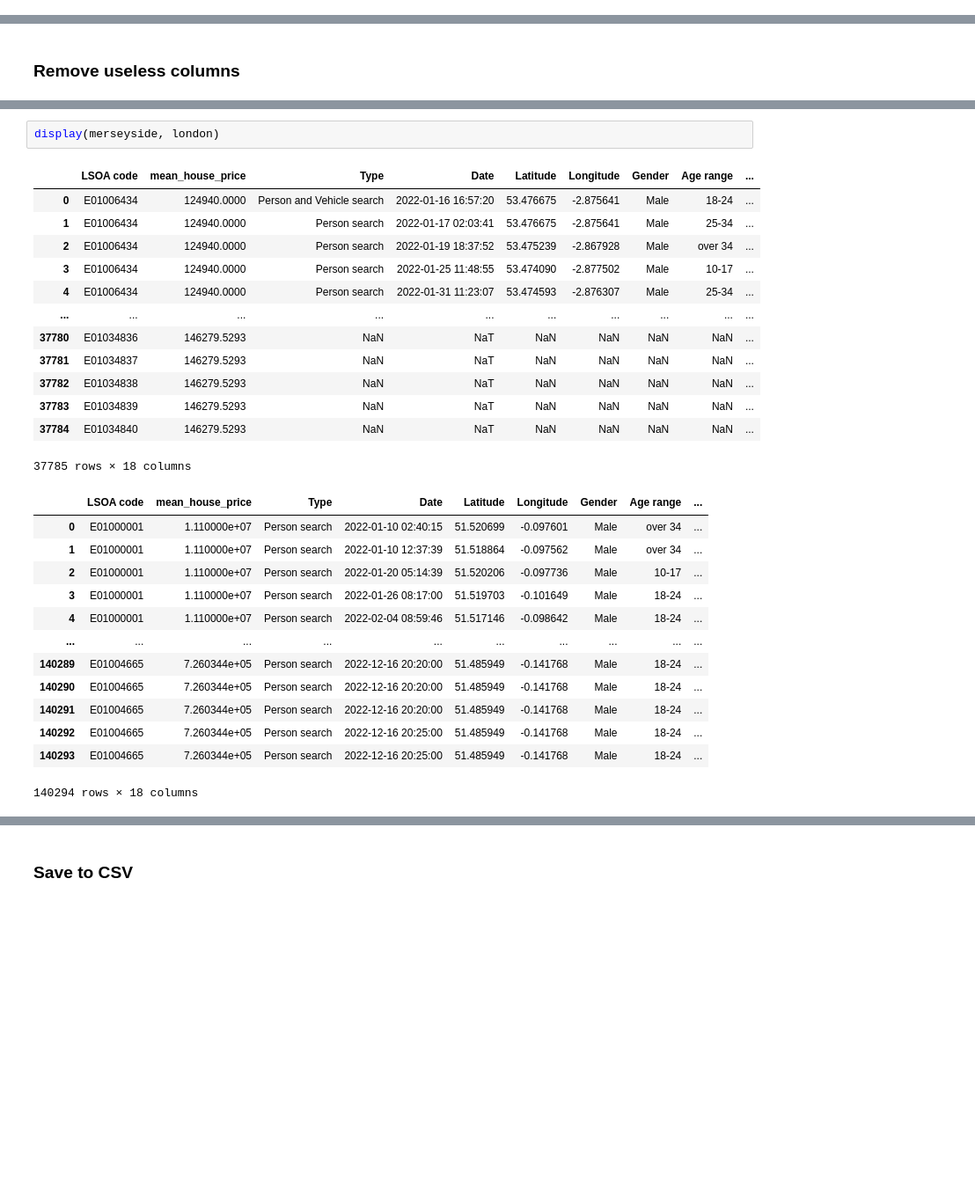
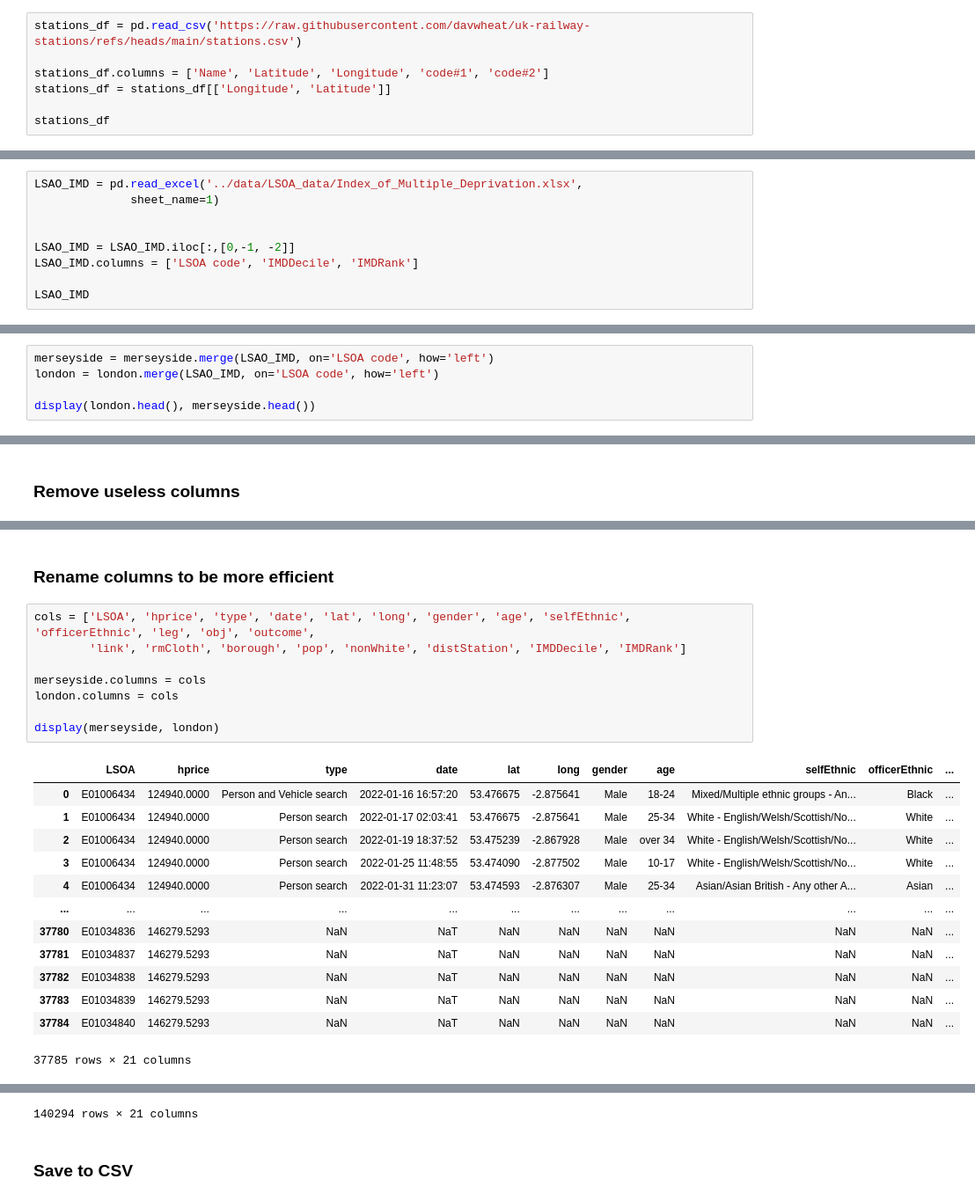
Before and after one commit to KofiBartonByfield/Dissertation, a Jupyter notebook: code/create_police_csv.ipynb, the cells around one changed output, grey strips where cells are left out. Shown at 88% size. Cells and saved outputs as stored; diff of their text form; blank space fills up the shorter version.

```diff
--- a/code/create_police_csv.ipynb
+++ b/code/create_police_csv.ipynb
@@ -533,0 +426,7 @@ Index(['index', 'LSOA code', 'mean_house_price', 'Type', 'Date', 'Latitude',
+# %%
+stations_df = pd.read_csv('https://raw.githubusercontent.com/davwheat/uk-railway-stations/refs/heads/main/stations.csv')
+
+stations_df.columns = ['Name', 'Latitude', 'Longitude', 'code#1', 'code#2']
+stations_df = stations_df[['Longitude', 'Latitude']]
+
+stations_df
@@ -533,0 +518,9 @@ Index(['index', 'LSOA code', 'mean_house_price', 'Type', 'Date', 'Latitude',
+# %%
+LSAO_IMD = pd.read_excel('../data/LSOA_data/Index_of_Multiple_Deprivation.xlsx',
+              sheet_name=1)
+
+
+LSAO_IMD = LSAO_IMD.iloc[:,[0,-1, -2]]
+LSAO_IMD.columns = ['LSOA code', 'IMDDecile', 'IMDRank']
+
+LSAO_IMD
@@ -533,0 +541,5 @@ Index(['index', 'LSOA code', 'mean_house_price', 'Type', 'Date', 'Latitude',
+# %%
+merseyside = merseyside.merge(LSAO_IMD, on='LSOA code', how='left')
+london = london.merge(LSAO_IMD, on='LSOA code', how='left')
+
+display(london.head(), merseyside.head())
@@ -540,32 +567,27 @@ cols_to_drop = ['index', 'index_right',  'distance']#, 'Longitude_right', 'Latit
 
 merseyside = merseyside.drop(columns=cols_to_drop)
 london = london.drop(columns=cols_to_drop)
-# %%
-display(merseyside, london)
-# %% [output]
-|  | LSOA code | mean_house_price | Type | Date | Latitude | Longitude | Gender | Age range | ... |
-| 0 | E01006434 | 124940.0000 | Person and Vehicle search | 2022-01-16 16:57:20 | 53.476675 | -2.875641 | Male | 18-24 | ... |
-| 1 | E01006434 | 124940.0000 | Person search | 2022-01-17 02:03:41 | 53.476675 | -2.875641 | Male | 25-34 | ... |
-| 2 | E01006434 | 124940.0000 | Person search | 2022-01-19 18:37:52 | 53.475239 | -2.867928 | Male | over 34 | ... |
-| 3 | E01006434 | 124940.0000 | Person search | 2022-01-25 11:48:55 | 53.474090 | -2.877502 | Male | 10-17 | ... |
-| 4 | E01006434 | 124940.0000 | Person search | 2022-01-31 11:23:07 | 53.474593 | -2.876307 | Male | 25-34 | ... |
-| ... | ... | ... | ... | ... | ... | ... | ... | ... | ... |
-| 37780 | E01034836 | 146279.5293 | NaN | NaT | NaN | NaN | NaN | NaN | ... |
-| 37781 | E01034837 | 146279.5293 | NaN | NaT | NaN | NaN | NaN | NaN | ... |
-| 37782 | E01034838 | 146279.5293 | NaN | NaT | NaN | NaN | NaN | NaN | ... |
-| 37783 | E01034839 | 146279.5293 | NaN | NaT | NaN | NaN | NaN | NaN | ... |
-| 37784 | E01034840 | 146279.5293 | NaN | NaT | NaN | NaN | NaN | NaN | ... |
-37785 rows × 18 columns
-|  | LSOA code | mean_house_price | Type | Date | Latitude | Longitude | Gender | Age range | ... |
-| 0 | E01000001 | 1.110000e+07 | Person search | 2022-01-10 02:40:15 | 51.520699 | -0.097601 | Male | over 34 | ... |
-| 1 | E01000001 | 1.110000e+07 | Person search | 2022-01-10 12:37:39 | 51.518864 | -0.097562 | Male | over 34 | ... |
-| 2 | E01000001 | 1.110000e+07 | Person search | 2022-01-20 05:14:39 | 51.520206 | -0.097736 | Male | 10-17 | ... |
-| 3 | E01000001 | 1.110000e+07 | Person search | 2022-01-26 08:17:00 | 51.519703 | -0.101649 | Male | 18-24 | ... |
-| 4 | E01000001 | 1.110000e+07 | Person search | 2022-02-04 08:59:46 | 51.517146 | -0.098642 | Male | 18-24 | ... |
-| ... | ... | ... | ... | ... | ... | ... | ... | ... | ... |
-| 140289 | E01004665 | 7.260344e+05 | Person search | 2022-12-16 20:20:00 | 51.485949 | -0.141768 | Male | 18-24 | ... |
-| 140290 | E01004665 | 7.260344e+05 | Person search | 2022-12-16 20:20:00 | 51.485949 | -0.141768 | Male | 18-24 | ... |
-| 140291 | E01004665 | 7.260344e+05 | Person search | 2022-12-16 20:20:00 | 51.485949 | -0.141768 | Male | 18-24 | ... |
-| 140292 | E01004665 | 7.260344e+05 | Person search | 2022-12-16 20:25:00 | 51.485949 | -0.141768 | Male | 18-24 | ... |
-| 140293 | E01004665 | 7.260344e+05 | Person search | 2022-12-16 20:25:00 | 51.485949 | -0.141768 | Male | 18-24 | ... |
-140294 rows × 18 columns
+# %% [markdown]
+### Rename columns to be more efficient
+# %%
+cols = ['LSOA', 'hprice', 'type', 'date', 'lat', 'long', 'gender', 'age', 'selfEthnic', 'officerEthnic', 'leg', 'obj', 'outcome',
+        'link', 'rmCloth', 'borough', 'pop', 'nonWhite', 'distStation', 'IMDDecile', 'IMDRank']
+
+merseyside.columns = cols
+london.columns = cols
+
+display(merseyside, london)
+# %% [output]
+|  | LSOA | hprice | type | date | lat | long | gender | age | selfEthnic | officerEthnic | ... |
+| 0 | E01006434 | 124940.0000 | Person and Vehicle search | 2022-01-16 16:57:20 | 53.476675 | -2.875641 | Male | 18-24 | Mixed/Multiple ethnic groups - An... | Black | ... |
+| 1 | E01006434 | 124940.0000 | Person search | 2022-01-17 02:03:41 | 53.476675 | -2.875641 | Male | 25-34 | White - English/Welsh/Scottish/No... | White | ... |
+| 2 | E01006434 | 124940.0000 | Person search | 2022-01-19 18:37:52 | 53.475239 | -2.867928 | Male | over 34 | White - English/Welsh/Scottish/No... | White | ... |
+| 3 | E01006434 | 124940.0000 | Person search | 2022-01-25 11:48:55 | 53.474090 | -2.877502 | Male | 10-17 | White - English/Welsh/Scottish/No... | White | ... |
+| 4 | E01006434 | 124940.0000 | Person search | 2022-01-31 11:23:07 | 53.474593 | -2.876307 | Male | 25-34 | Asian/Asian British - Any other A... | Asian | ... |
+| ... | ... | ... | ... | ... | ... | ... | ... | ... | ... | ... | ... |
+| 37780 | E01034836 | 146279.5293 | NaN | NaT | NaN | NaN | NaN | NaN | NaN | NaN | ... |
+| 37781 | E01034837 | 146279.5293 | NaN | NaT | NaN | NaN | NaN | NaN | NaN | NaN | ... |
+| 37782 | E01034838 | 146279.5293 | NaN | NaT | NaN | NaN | NaN | NaN | NaN | NaN | ... |
+| 37783 | E01034839 | 146279.5293 | NaN | NaT | NaN | NaN | NaN | NaN | NaN | NaN | ... |
+| 37784 | E01034840 | 146279.5293 | NaN | NaT | NaN | NaN | NaN | NaN | NaN | NaN | ... |
+37785 rows × 21 columns
@@ -572,3 +606,4 @@ display(merseyside, london)
+140294 rows × 21 columns
 # %% [markdown]
 ### Save to CSV
 # %%
```
Also changed, not shown: parts of 52 cells of this notebook, 5 other files.
